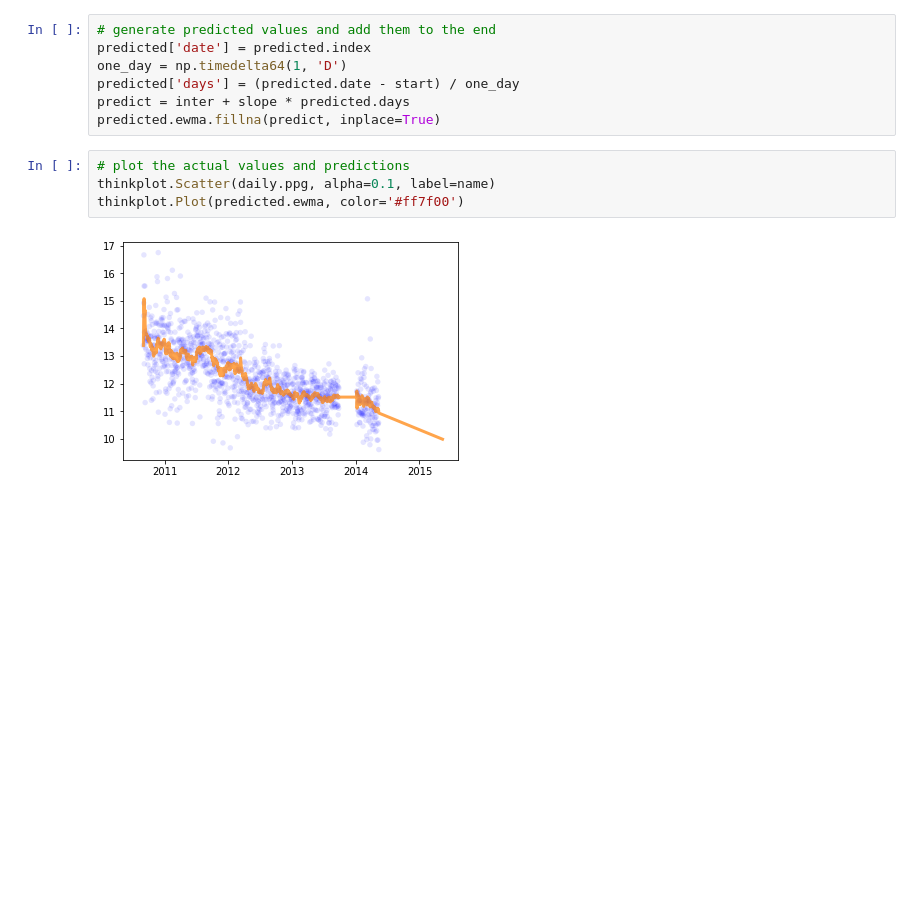
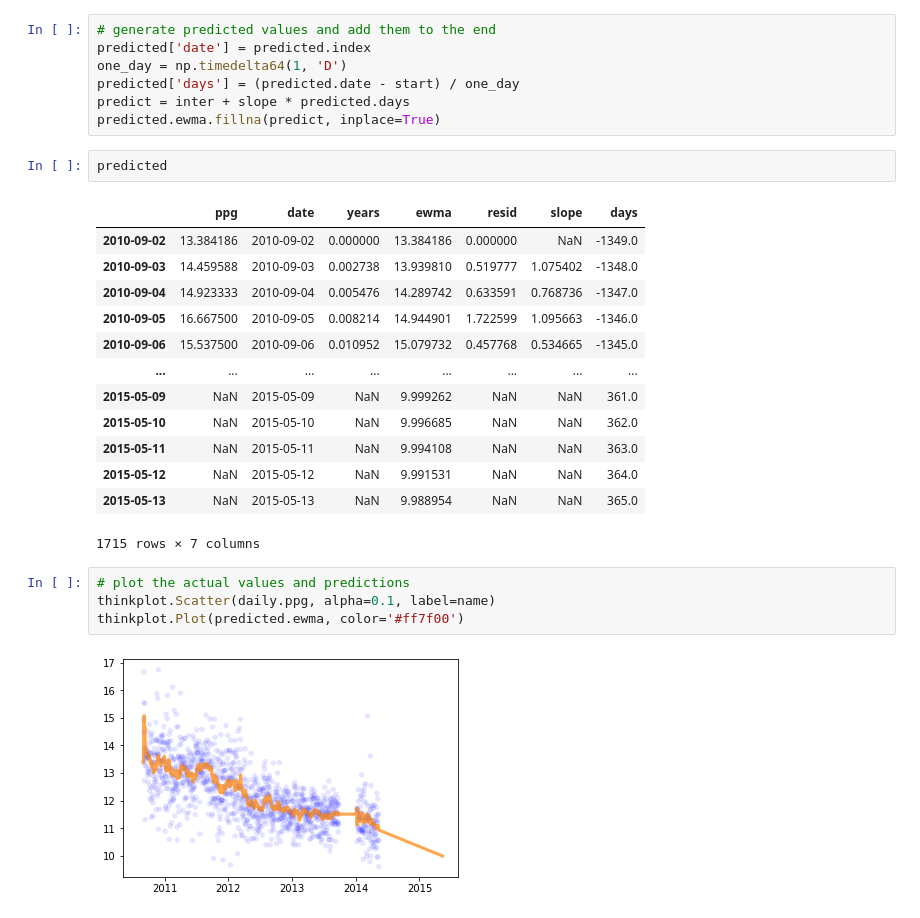
Before and after one commit to kamilest/think-stats-2, a Jupyter notebook: code/chap12ex.ipynb, the cells around one changed output. Saved outputs shown, nothing was run; the diff lists cells and outputs as text; blank space fills up the shorter version.

```diff
--- a/code/chap12ex.ipynb
+++ b/code/chap12ex.ipynb
@@ -889,6 +929,22 @@ one_day = np.timedelta64(1, 'D')
 predicted['days'] = (predicted.date - start) / one_day
 predict = inter + slope * predicted.days
 predicted.ewma.fillna(predict, inplace=True)
+# %%
+predicted
+# %% [output]
+|  | ppg | date | years | ewma | resid | slope | days |
+| 2010-09-02 | 13.384186 | 2010-09-02 | 0.000000 | 13.384186 | 0.000000 | NaN | -1349.0 |
+| 2010-09-03 | 14.459588 | 2010-09-03 | 0.002738 | 13.939810 | 0.519777 | 1.075402 | -1348.0 |
+| 2010-09-04 | 14.923333 | 2010-09-04 | 0.005476 | 14.289742 | 0.633591 | 0.768736 | -1347.0 |
+| 2010-09-05 | 16.667500 | 2010-09-05 | 0.008214 | 14.944901 | 1.722599 | 1.095663 | -1346.0 |
+| 2010-09-06 | 15.537500 | 2010-09-06 | 0.010952 | 15.079732 | 0.457768 | 0.534665 | -1345.0 |
+| ... | ... | ... | ... | ... | ... | ... | ... |
+| 2015-05-09 | NaN | 2015-05-09 | NaN | 9.999262 | NaN | NaN | 361.0 |
+| 2015-05-10 | NaN | 2015-05-10 | NaN | 9.996685 | NaN | NaN | 362.0 |
+| 2015-05-11 | NaN | 2015-05-11 | NaN | 9.994108 | NaN | NaN | 363.0 |
+| 2015-05-12 | NaN | 2015-05-12 | NaN | 9.991531 | NaN | NaN | 364.0 |
+| 2015-05-13 | NaN | 2015-05-13 | NaN | 9.988954 | NaN | NaN | 365.0 |
+1715 rows × 7 columns
 # %%
 # plot the actual values and predictions
 thinkplot.Scatter(daily.ppg, alpha=0.1, label=name)
```
Also changed, not shown: parts of 33 cells of this notebook.
